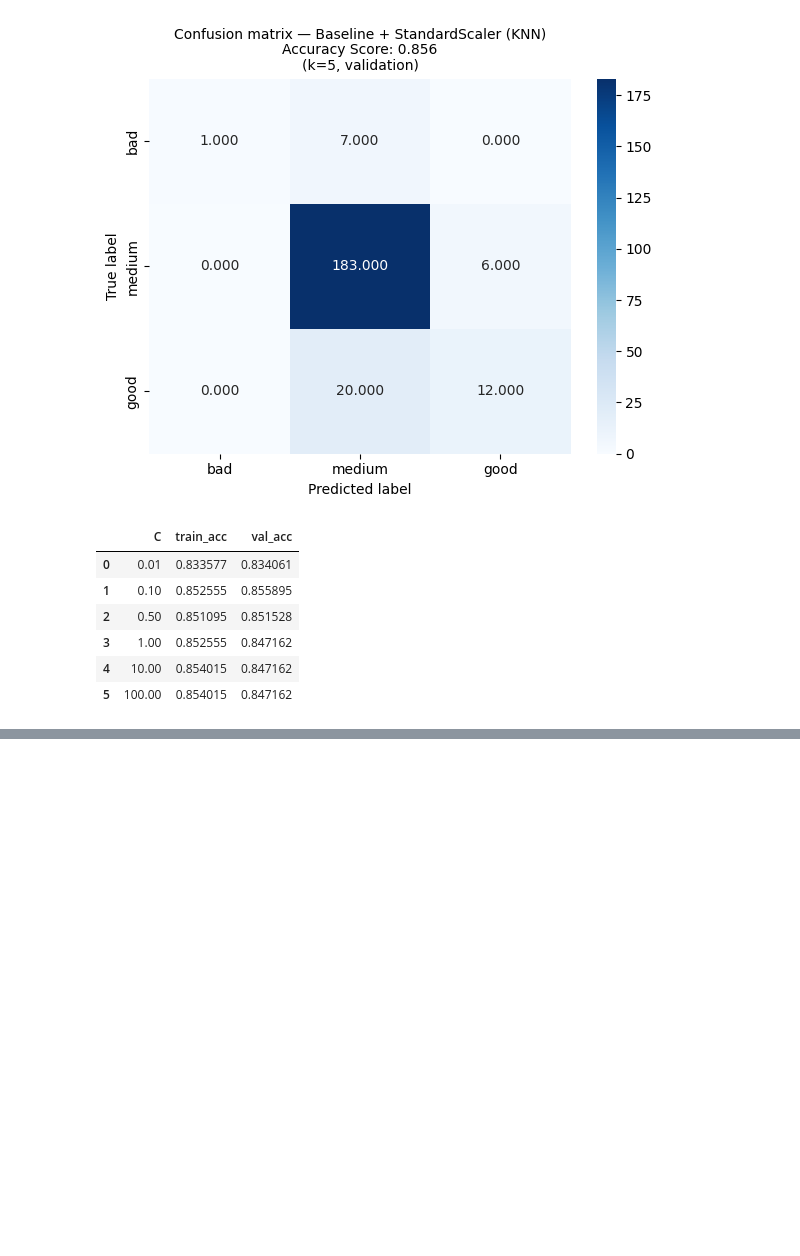
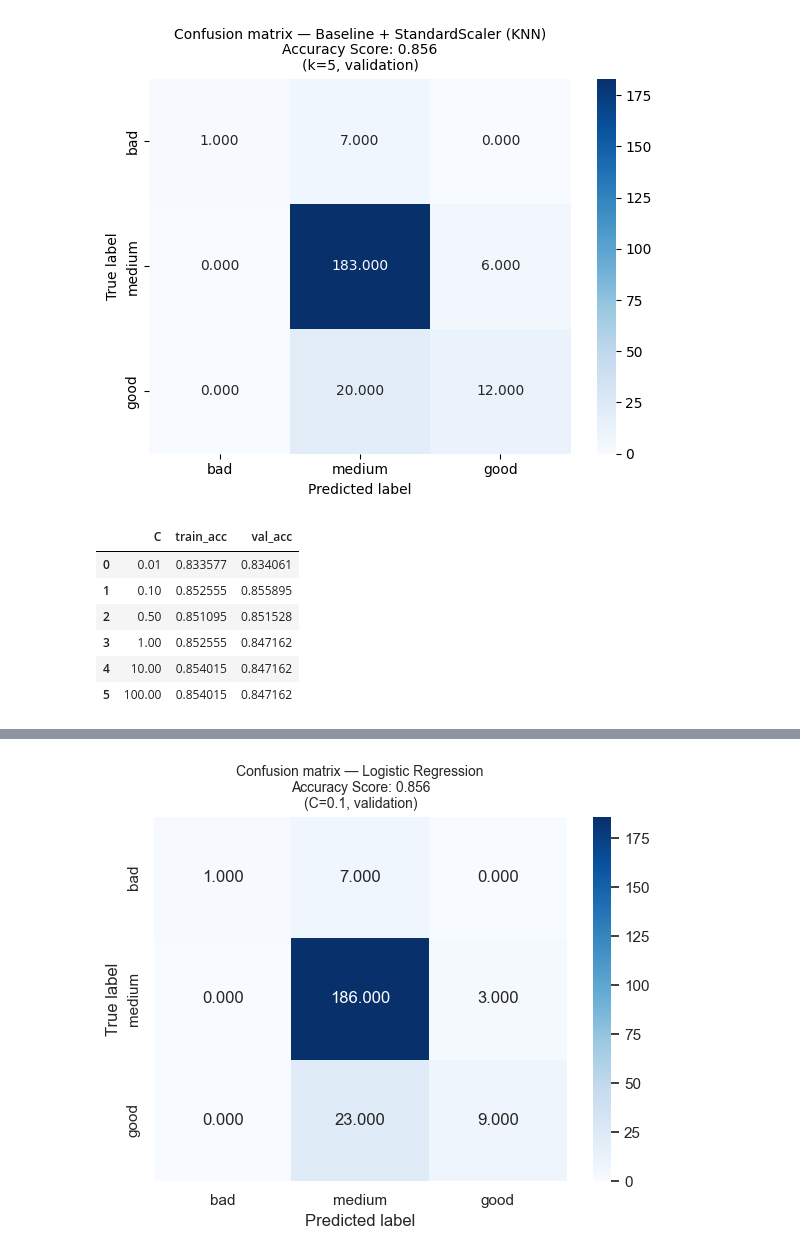
Before and after one commit to mrl588/Wine-Prediction, a Jupyter notebook: wine_quality_ml_final.ipynb, the cells around one changed output, grey strips where cells are left out. Cells and saved outputs as stored; diff of their text form; code cells hidden in the pictures; blank space fills up the shorter version.

```diff
--- a/wine_quality_ml_final.ipynb
+++ b/wine_quality_ml_final.ipynb
@@ -540,0 +556,31 @@ plt.show()
+# %%
+# Confusion matrix for Logistic Regression at best C
+from sklearn.metrics import confusion_matrix, accuracy_score
+import seaborn as sns
+import matplotlib.pyplot as plt
+
+cm_labels = ["bad", "medium", "good"]
+
+best_C = max(lr_results, key=lambda r: r["val_acc"])["C"]
+lr_best = LogisticRegression(C=best_C, max_iter=5000, random_state=42)
+lr_best.fit(X_train_lr, y_train)
+y_pred_lr = lr_best.predict(X_val_lr)
+
+cm_lr = confusion_matrix(y_val, y_pred_lr, labels=[0, 1, 2])
+acc_lr = accuracy_score(y_val, y_pred_lr)
+
+fig, ax = plt.subplots(figsize=(6, 5))
+sns.heatmap(
+    cm_lr.astype(float), annot=True, fmt=".3f", cmap="Blues", ax=ax,
+    xticklabels=cm_labels, yticklabels=cm_labels, vmin=0,
+)
+ax.set_xlabel("Predicted label")
+ax.set_ylabel("True label")
+ax.set_title(
+    f"Confusion matrix — Logistic Regression\nAccuracy Score: {acc_lr:.3f}\n(C={best_C}, validation)",
+    fontsize=10,
+)
+plt.tight_layout()
+plt.show()
+# %% [output]
+[figure, added]
```
Also changed, not shown: parts of 3 cells of this notebook.
